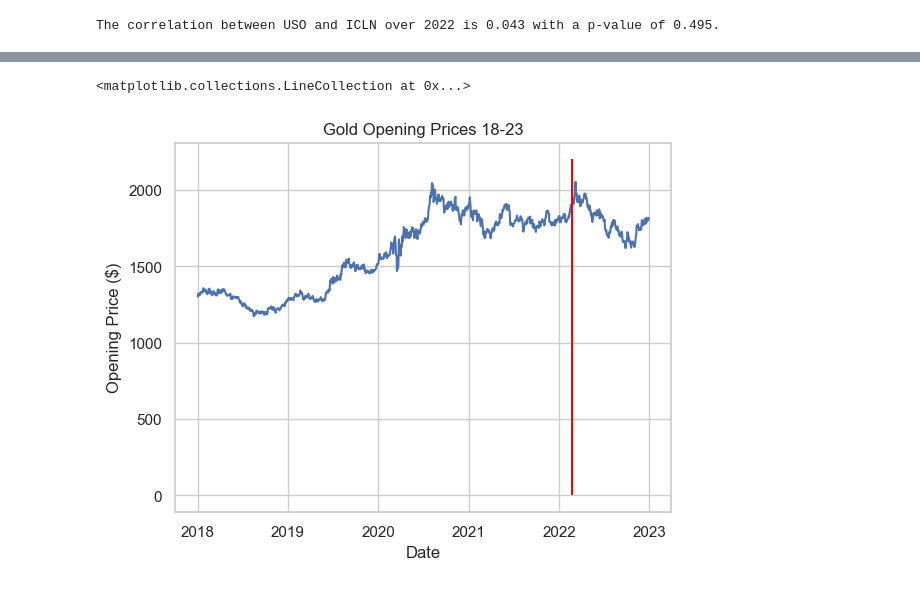
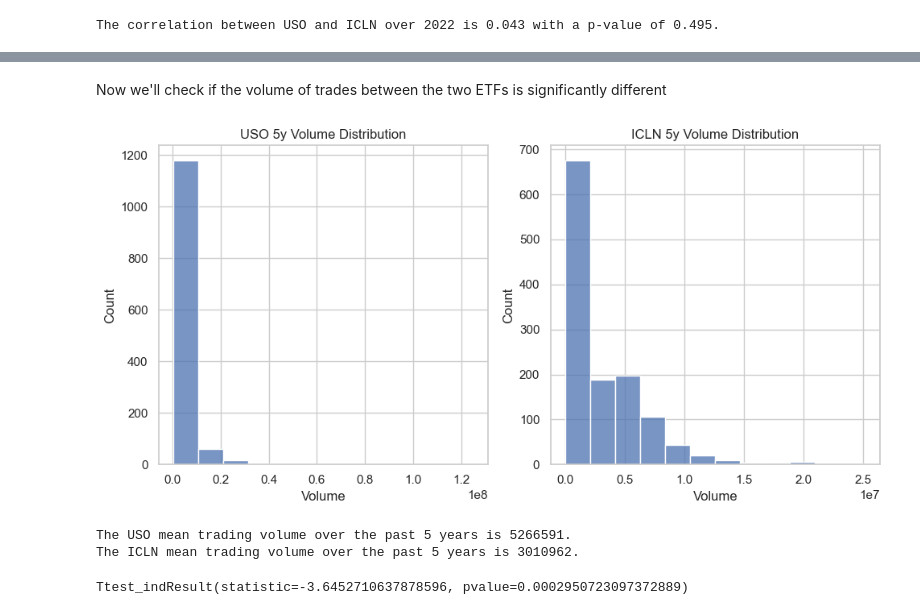
Before and after one commit to sethbeckett/cs6830_project3, a Jupyter notebook: eda.ipynb, the cells around one changed output, grey strips where cells are left out. Drawn from its saved outputs; the diff is of its cells as text; code cells hidden in the pictures.

Commit message:
added volume and volatility comparisons

```diff
--- a/eda.ipynb
+++ b/eda.ipynb
@@ -116,8 +92,24 @@ plt.ylabel("Opening Price or Points")
-# %%
-sns.lineplot(data=gold, x="Date", y="Open")
-plt.title("Gold Opening Prices 18-23")
-plt.ylabel("Opening Price ($)")
-# plt.vlines(x=np.datetime64("2022-02-24"), ymin=0, ymax=2200, colors="red")
-# %% [output]
-<matplotlib.collections.LineCollection at 0x...>
-[figure, removed]
+# %% [markdown]
+Now we'll check if the volume of trades between the two ETFs is significantly different
+# %%
+fig, axs = plt.subplots(1, 2, figsize=(10, 5))
+
+sns.histplot(uso_5y.Volume, bins="sturges", ax=axs[0])
+sns.histplot(icln_5y.Volume, bins="sturges", ax=axs[1])
+
+axs[0].set_title("USO 5y Volume Distribution")
+axs[1].set_title("ICLN 5y Volume Distribution")
+
+plt.tight_layout()
+# %% [output]
+[figure, added]
+# %%
+print(f"The USO mean trading volume over the past 5 years is {round(uso_5y.Volume.mean())}.")
+print(f"The ICLN mean trading volume over the past 5 years is {round(icln_5y.Volume.mean())}.")
+# %% [output]
+The USO mean trading volume over the past 5 years is 5266591.
+The ICLN mean trading volume over the past 5 years is 3010962.
+# %%
+ttest_ind(uso_5y.Volume, icln_5y.Volume)
+# %% [output]
+Ttest_indResult(statistic=-3.6452710637878596, pvalue=0.0002950723097372889)
```
Also changed, not shown: parts of 14 cells of this notebook.
